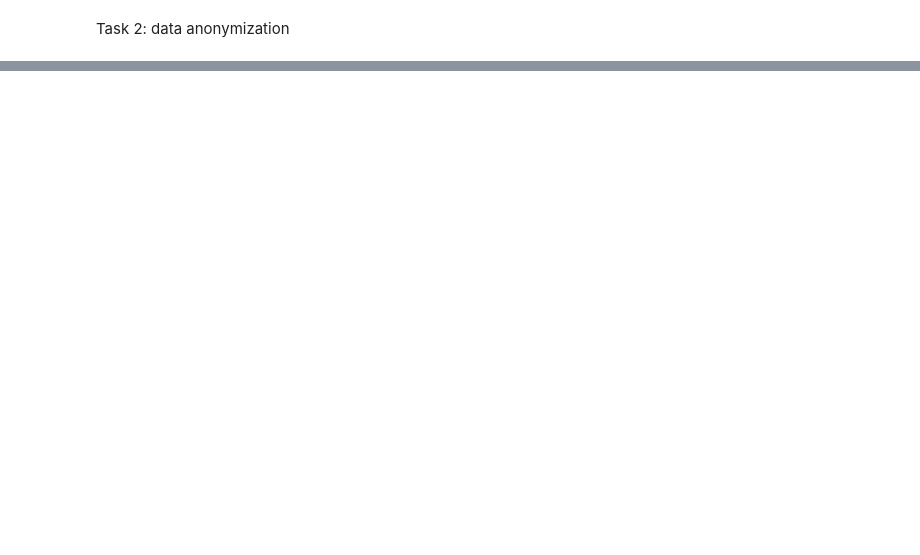
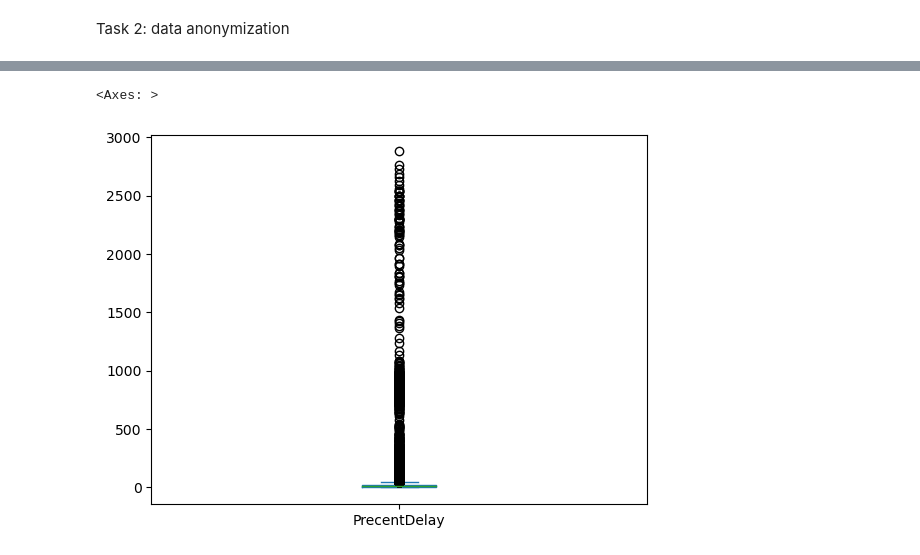
Before and after one commit to jpwiig/DAVE3625-intro-to-ai, a Jupyter notebook: lab-3/lab-3.ipynb, the cells around one changed output, grey strips where cells are left out. Saved outputs shown, nothing was run; the diff lists cells and outputs as text; code cells hidden in the pictures; blank space fills up the shorter version.

```diff
--- a/lab-3/lab-3.ipynb
+++ b/lab-3/lab-3.ipynb
@@ -26,0 +36,11 @@ Task 2: data anonymization
+# %%
+dfPlanes = pd.read_csv('https://raw.githubusercontent.com/atikagondal/Lab-2023-DAVE3625/main/Lab3/data/flight.csv')
+dfPlanes.head()
+dfPlanes['dep_time'] = pd.to_datetime(dfPlanes['dep_time'], errors="coerce")
+dfPlanes['arr_time'] = pd.to_datetime(dfPlanes['arr_time'], errors="coerce")
+dfPlanes['sched_arr_time'] = pd.to_datetime(dfPlanes['sched_arr_time'], errors="coerce")
+dfPlanes['airTime'] = abs(dfPlanes['dep_time'] - dfPlanes['arr_time'])
+dfPlanes['delay'] = abs(dfPlanes['arr_time'] - dfPlanes['sched_arr_time'])
+
+
+dfPlanes.head()
@@ -26,0 +54,7 @@ Task 2: data anonymization
+# %%
+
+dfPlanes['PrecentDelay'] = (100 * dfPlanes['delay'])/dfPlanes['airTime']
+dfPlanes['PrecentDelay'].plot.box()
+# %% [output]
+<Axes: >
+[figure, added]
```
Also changed, not shown: parts of 5 cells of this notebook.
